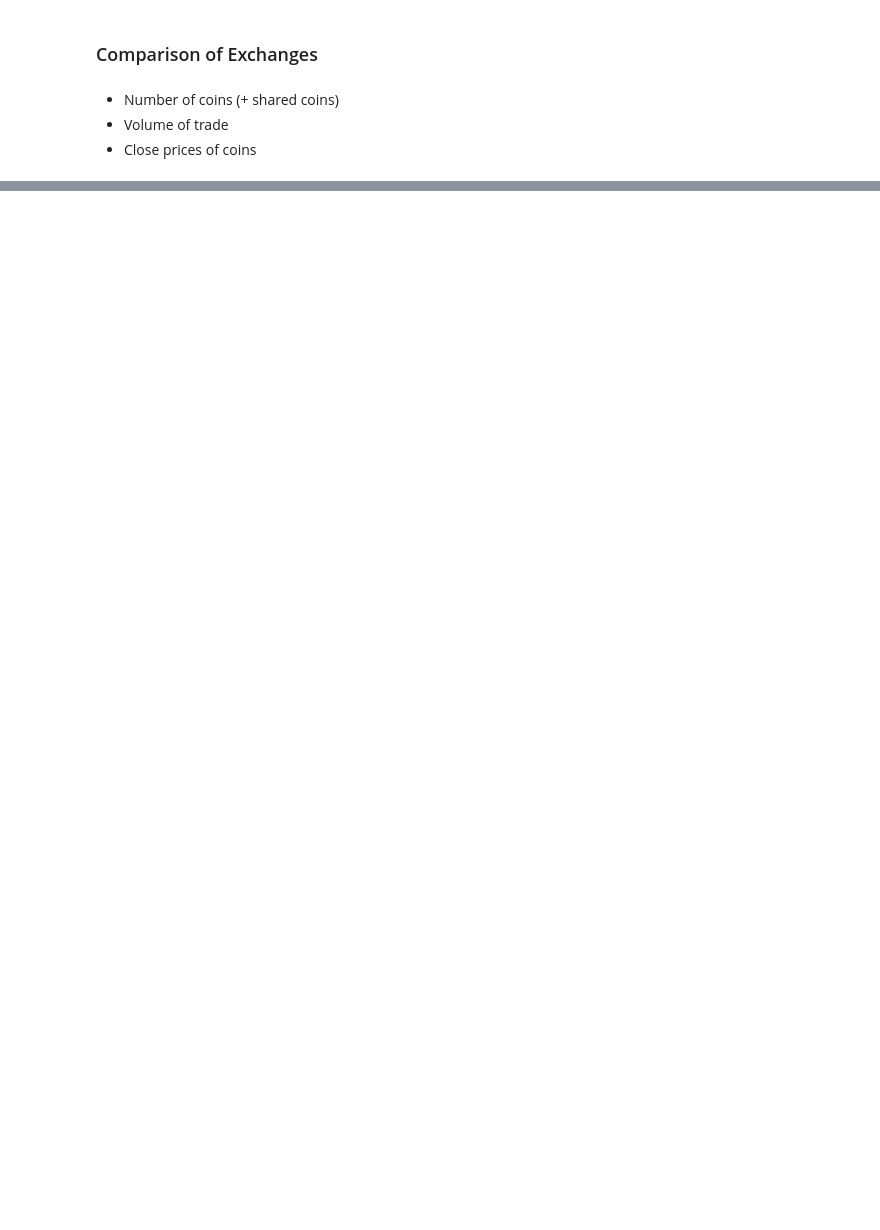
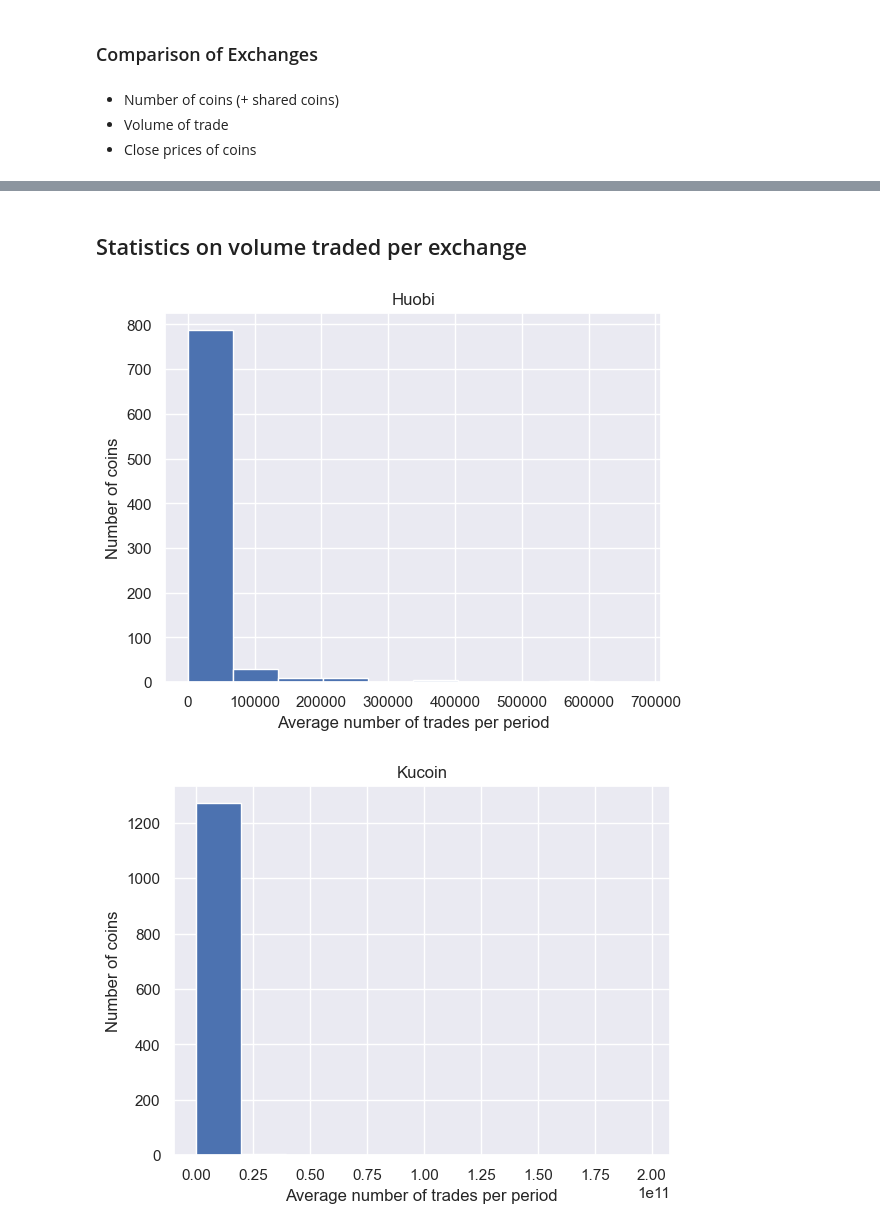
Before and after one commit to dannarue/altcoin-trading, a Jupyter notebook: visualisation.ipynb, the cells around one changed output, grey strips where cells are left out. Drawn from its saved outputs; the diff is of its cells as text; code cells hidden in the pictures; blank space fills up the shorter version.

```diff
--- a/visualisation.ipynb
+++ b/visualisation.ipynb
@@ -465,0 +698,66 @@ ZRXUSDT
+# %% [markdown]
+## Statistics on volume traded per exchange
+# %%
+# Get average number of trades per period for each coin on each exchange
+def get_avg_trades_per_period(dataset: pd.DataFrame):
+    """Returns a list of the average number of trades per period for each coin"""
+    avg_trades_per_period = []
+    for coin in dataset.keys():
+        avg_trades_per_period.append(dataset[coin]["volume"].sum()/len(dataset[coin]["volume"]))
+    return avg_trades_per_period
+
+huobi_avg_trades_per_period = get_avg_trades_per_period(merged_data["huobi"])
+kucoin_avg_trades_per_period = get_avg_trades_per_period(merged_data["kucoin"])
+binance_avg_trades_per_period = get_avg_trades_per_period(merged_data["binance"])
+
+# Plot histogram of average number of trades per period for each coin on each exchange
+def plot_histogram_avg_trades_per_period(data: dict, title: str = "Histogram of average number of trades per period for each coin on each exchange"):
+    """Plots a histogram of the average number of trades per period for each coin on each exchange"""
+    # use seaborn to make the histogram look nicer
+    sns.set()
+    plt.hist(data)
+    plt.title(title)
+    plt.xlabel("Average number of trades per period")
+    plt.ylabel("Number of coins")
+
+    plt.show()
+
+plot_histogram_avg_trades_per_period(huobi_avg_trades_per_period, title="Huobi")
+plot_histogram_avg_trades_per_period(kucoin_avg_trades_per_period, title="Kucoin")
+plot_histogram_avg_trades_per_period(binance_avg_trades_per_period, title="Binance")
+
+# plot skew kurtosis and mean for all exchanges in boxplots
+def plot_boxplot_avg_trades_per_period(data: dict, title: str = "Boxplot of average number of trades per period for each coin on each exchange"):
+    """Plots a boxplot of the average number of trades per period for each coin on each exchange"""
+    # use seaborn to make the histogram look nicer
+    sns.set()
+    plt.boxplot(data.values())
+
+    # logarithmic scale on y axis
+    plt.yscale("log")
+
+    plt.title(title)
+    plt.xlabel("Exchange")
+    plt.ylabel("Average number of trades per period")
+    plt.xticks(range(1, len(data.keys())+1), data.keys())
+
+    plt.show()
+
+plot_boxplot_avg_trades_per_period({"Huobi": huobi_avg_trades_per_period, "Kucoin":kucoin_avg_trades_per_period, "Binance":binance_avg_trades_per_period}, title="Boxplot of average number of trades per period for each coin on each exchange")
+
+# plot table of mean, std, skew, kurtosis for each exchange
+def create_table_avg_trades_per_period(data: dict):
+    table = prettytable.PrettyTable()
+    table.field_names = ["Exchange", "Mean", "Std", "Skew", "Kurtosis"]
+    table.title = "Mean, std, skew, kurtosis for average number of trades per period for each coin on each exchange"
+    for exchange in data.keys():
+        table.add_row([exchange, np.mean(data[exchange]), np.std(data[exchange]), stats.skew(data[exchange]), stats.kurtosis(data[exchange])])
+    print(table)
+    # display table in latex format
+    print(table.get_latex_string())
+
+
+create_table_avg_trades_per_period({"Huobi": huobi_avg_trades_per_period, "Kucoin":kucoin_avg_trades_per_period, "Binance":binance_avg_trades_per_period})
+# %% [output]
+[figure, added]
+[figure, added]
```
Also changed, not shown: parts of 27 cells of this notebook, 2 other files.
